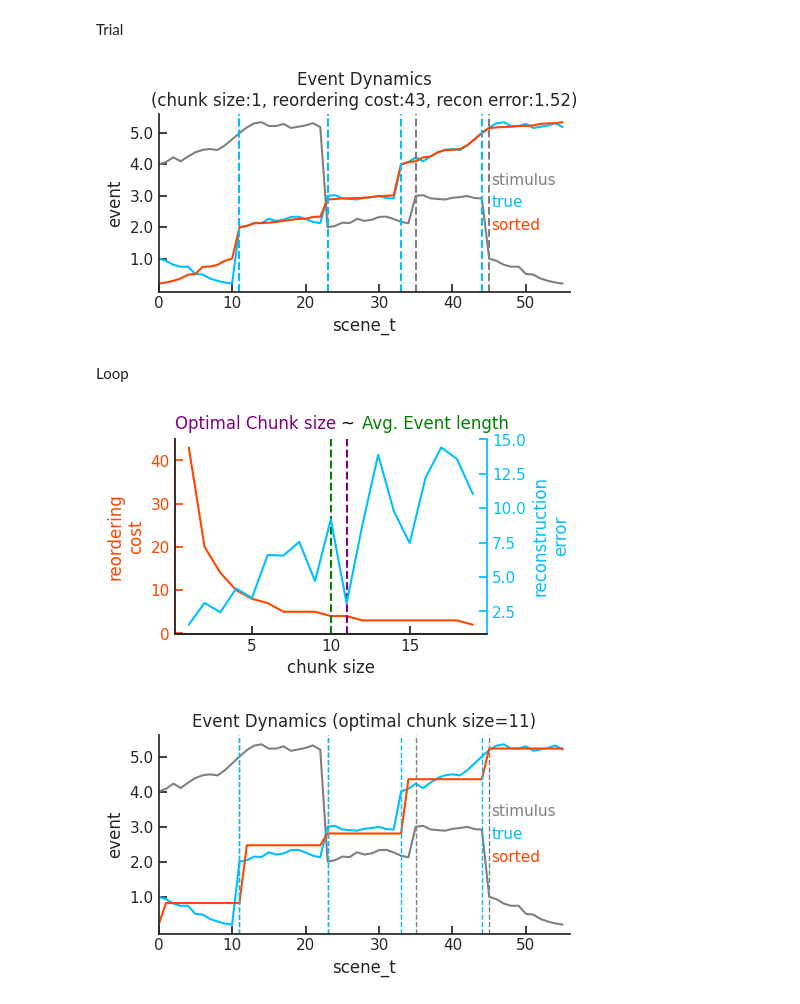
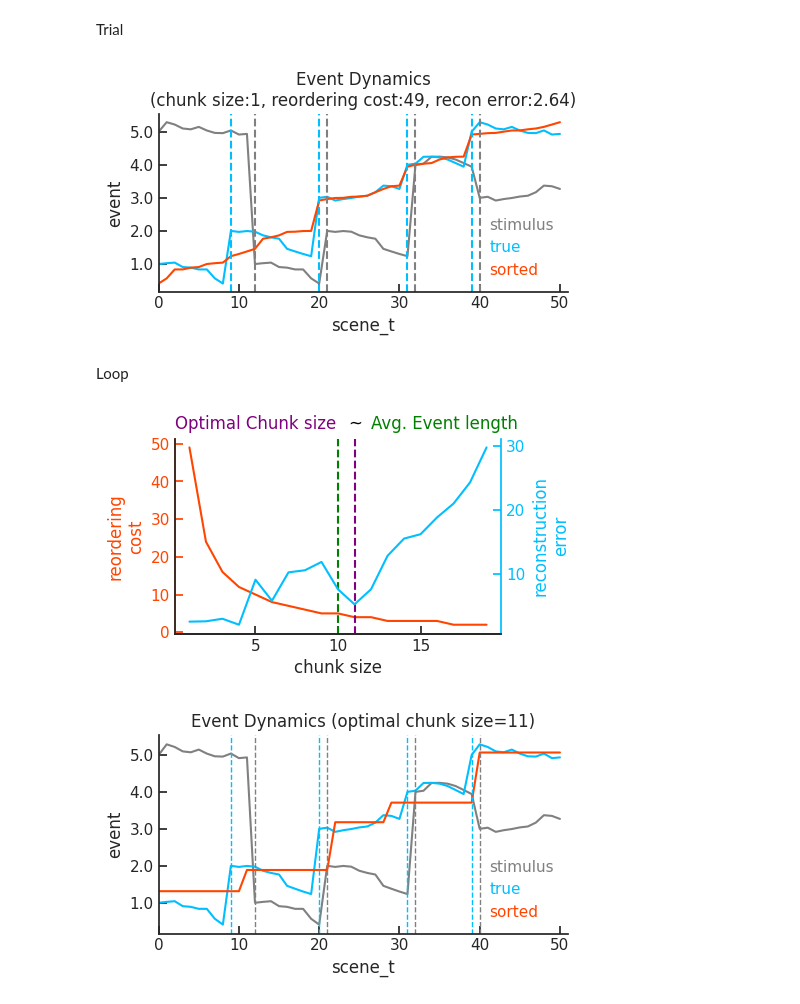
Before and after one commit to siyer7/narrative_map, a Jupyter notebook: code/narrative/13-analytical_soln.ipynb, the cells around one changed output. Saved outputs shown, nothing was run; the diff lists cells and outputs as text; code cells hidden in the pictures.

```diff
--- a/code/narrative/13-analytical_soln.ipynb
+++ b/code/narrative/13-analytical_soln.ipynb
@@ -35,7 +35,7 @@ def make_stimulus(n_events=6, n_dims=8, avg_event_len=10, sd_event_len=2, betwee
 
     return true_event_ids, true_event_templates, true_event_lengths, true_event_bounds, true_stream, stim_event_ids, stim_event_templates, stim_event_lengths, stim_event_bounds, stim_stream
 
-def sort(true_stream, stim_stream, chunk_size):
+def sort(stim_stream, chunk_size):
     sorted_stream = [np.mean(stim_stream[:chunk_size], axis=0)]*chunk_size  # initialize
     insertion_count = 0
     for scene_t in range(chunk_size, len(stim_stream), chunk_size):
@@ -51,22 +51,22 @@ def sort(true_stream, stim_stream, chunk_size):
 def get_optimal_chunk_size(true_stream, stim_stream, avg_event_len):
     chunk_sizes, insertion_counts, recon_errs = list(range(1, 2*avg_event_len)), [], []
     for chunk_size in chunk_sizes:
-        sorted_stream, insertion_count = sort(true_stream, stim_stream, chunk_size=chunk_size)
+        sorted_stream, insertion_count = sort(stim_stream, chunk_size=chunk_size)
         recon_err = np.mean((np.array(sorted_stream)-true_stream)**2)
         insertion_counts.append(insertion_count); recon_errs.append(recon_err)
     optimal_chunk_size = chunk_sizes[np.argmin(norm01(np.array(insertion_counts)) + norm01(np.array(recon_errs)))]
-    return optimal_chunk_size
+    return chunk_sizes, insertion_counts, recon_errs, optimal_chunk_size
 # %% [markdown]
 Trial
 # %%
-seed, n_events, n_dims, avg_event_len, sd_event_len = 0, 5, 1, 10, 2
+seed, n_events, n_dims, avg_event_len, sd_event_len = 50, 5, 1, 10, 2
 between_event_drift, within_event_drift  = 5, .5
 chunk_size = 1 # 1 or avg_event_len
 
 true_event_ids, true_event_templates, true_event_lengths, true_event_bounds, true_stream, stim_event_ids, stim_event_templates, stim_event_lengths, stim_event_bounds, stim_stream =\
     make_stimulus(seed=seed, n_events=n_events, avg_event_len=avg_event_len, sd_event_len=sd_event_len, between_event_drift=between_event_drift, within_event_drift=within_event_drift, n_dims=n_dims)
 sorted_stream, insertion_count =\
-    sort(true_stream, stim_stream, chunk_size=chunk_size)
+    sort(stim_stream, chunk_size=chunk_size)
 recon_err = np.mean((np.array(sorted_stream)-true_stream)**2)
 
 plt.figure(figsize=(5,3)); plt.title(f"Event Dynamics\n(chunk size:{chunk_size}, reordering cost:{insertion_count}, recon error:{recon_err:.2f})")
@@ -81,7 +81,7 @@ leg = plt.legend(frameon=False, handlelength=0, handletextpad=0)
 for t in leg.get_texts(): t.set_color({'stimulus':'gray','true':'deepskyblue','sorted':'orangered'}[t.get_text()])
 plt.tight_layout(); plt.show()
 # %% [output]
-[figure, old version]
+[figure, new version]
 # %% [markdown]
 Loop
 # %%
@@ -90,43 +90,38 @@ true_event_ids, true_event_templates, true_event_lengths, true_event_bounds, tru
     make_stimulus(seed=seed, n_events=n_events, avg_event_len=avg_event_len, sd_event_len=sd_event_len, between_event_drift=between_event_drift, within_event_drift=within_event_drift, n_dims=n_dims)
 
 # sweep chunk sizes
-chunk_sizes, insertion_counts, recon_errs = list(range(1, 2*avg_event_len)), [], []
-for chunk_size in chunk_sizes:
-    sorted_stream, insertion_count = sort(true_stream, stim_stream, chunk_size=chunk_size)
-    recon_err = np.mean((np.array(sorted_stream)-true_stream)**2)
-    insertion_counts.append(insertion_count); recon_errs.append(recon_err)
-optimal_chunk_size = chunk_sizes[np.argmin(norm01(np.array(insertion_counts)) + norm01(np.array(recon_errs)))]
+chunk_sizes, insertion_counts, recon_errs, optimal_chunk_size = get_optimal_chunk_size(true_stream, stim_stream, avg_event_len)
 
 # plot sweep
 fig, ax1 = plt.subplots(figsize=(5,3)); ax2 = ax1.twinx()
 ax1.set(xlabel="chunk size", ylabel="reordering\ncost")
 ax1.text(0,1.05,"Optimal Chunk size",transform=ax1.transAxes,color='purple')
 ax1.text(.53,1.05,"~",transform=ax1.transAxes,color='black')
 ax1.text(.6,1.05,"Avg. Event length",transform=ax1.transAxes,color='green')
 ax2.set(ylabel="reconstruction\nerror")
 ax1.plot(chunk_sizes,insertion_counts,c='orangered')
 ax2.plot(chunk_sizes,recon_errs,c='deepskyblue')
 ax1.axvline(optimal_chunk_size, ls="--", c='purple'); ax1.axvline(avg_event_len, ls="--", c='green')
 ax1.spines['left'].set_color('orangered'); ax1.tick_params(axis='y', colors='orangered'); ax1.yaxis.label.set_color('orangered')
 ax2.spines['right'].set_visible(True); ax2.spines['right'].set_color('deepskyblue'); ax2.tick_params(axis='y', colors='deepskyblue'); ax2.yaxis.label.set_color('deepskyblue')
 plt.tight_layout(); plt.show()
 
 # plot optimal chunk size result
-sorted_stream, insertion_count = sort(true_stream, stim_stream, chunk_size=optimal_chunk_size)
+sorted_stream, insertion_count = sort(stim_stream, chunk_size=optimal_chunk_size)
 recon_err = np.mean((np.array(sorted_stream)-true_stream)**2)
 plt.figure(figsize=(5,3)); plt.title(f"Event Dynamics (optimal chunk size={optimal_chunk_size})")
 for stim_dim in range(stim_stream.shape[1]): plt.plot(stim_stream[:, stim_dim], c='gray',label='stimulus')
 for stim_dim in range(true_stream.shape[1]):   plt.plot(true_stream[:, stim_dim],   c='deepskyblue', label='true')
 for stim_dim in range(true_stream.shape[1]):   plt.plot(np.array(sorted_stream)[:, stim_dim],   c='orangered', label='sorted')
 for bound in stim_event_bounds: plt.axvline(bound, ls="--", lw=1, c='gray')
 for bound in true_event_bounds: plt.axvline(bound, ls="--", lw=1, c='deepskyblue')
 plt.xlabel("scene_t"); plt.ylabel("event"); plt.xlim(0,len(sorted_stream))
 plt.yticks(np.linspace(0,between_event_drift*(n_events-1),between_event_drift), np.linspace(1,n_events,between_event_drift))
 
 leg = plt.legend(frameon=False, handlelength=0, handletextpad=0)
 for t in leg.get_texts(): t.set_color({'stimulus':'gray','true':'deepskyblue','sorted':'orangered'}[t.get_text()])
 plt.tight_layout(); plt.show()
 # %% [output]
-[figure, old version]
+[figure, new version]
-[figure, old version]
+[figure, new version]
 # %%
```
Also changed, not shown: parts of 1 cell of this notebook.
